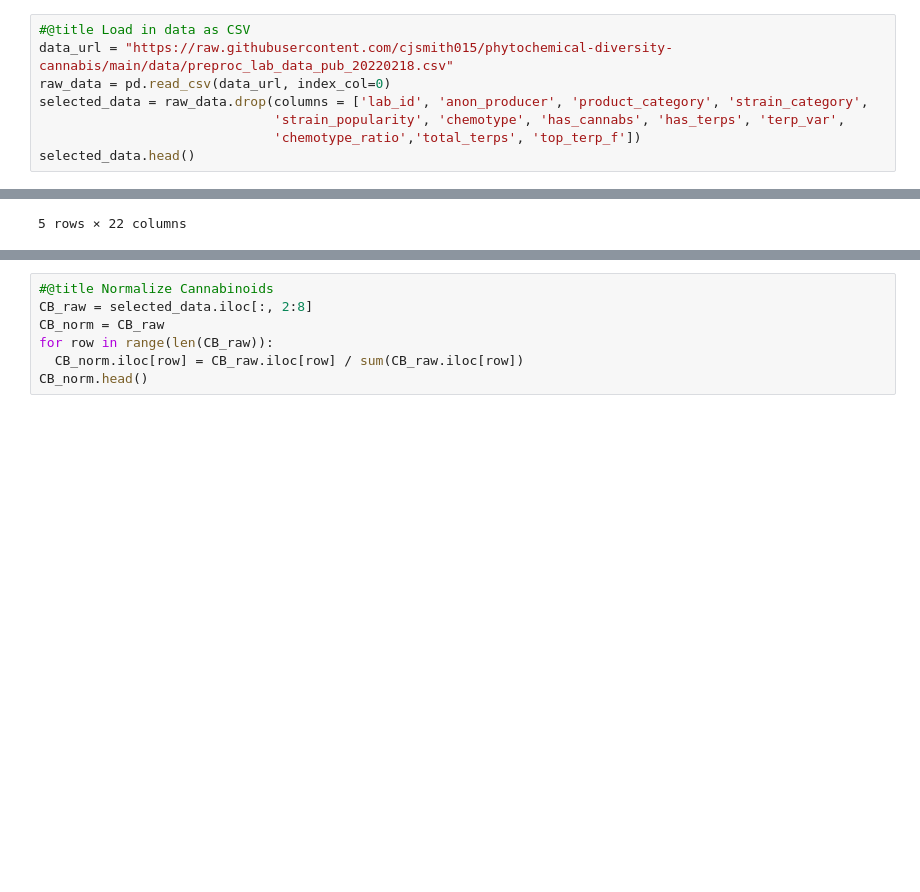
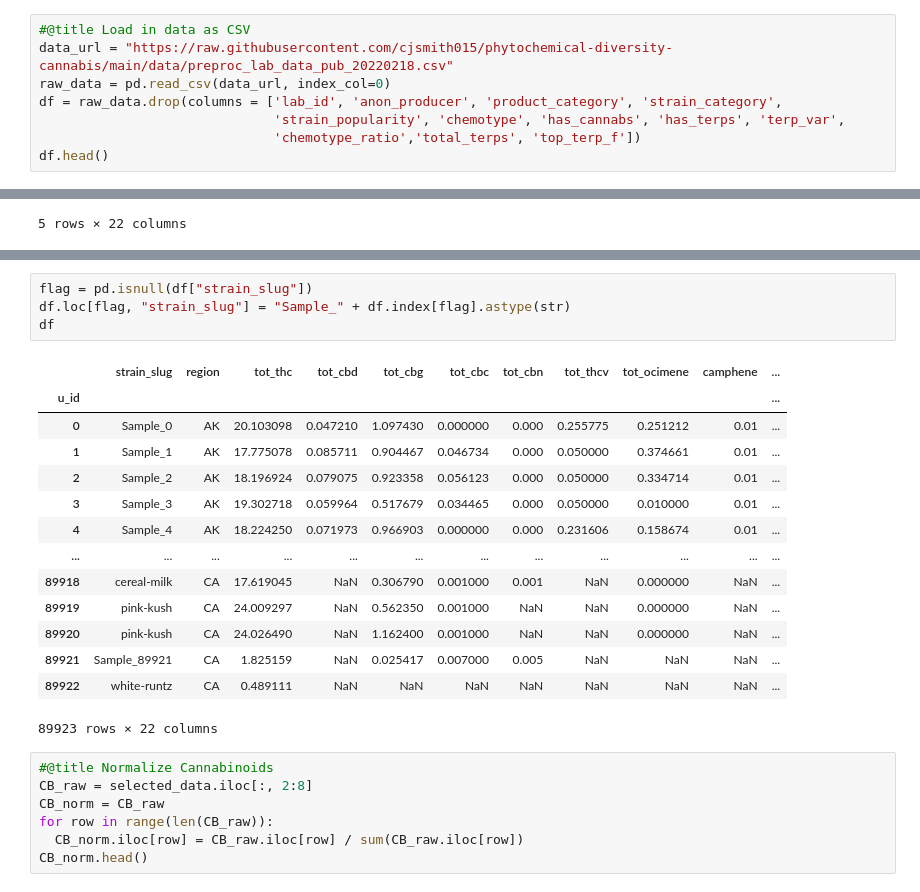
Before and after one commit to sowmyamanojna/COGS-209-Data-Analytics-Statistical-Learning, a Jupyter notebook: mp2/MF_Renormalized_Full_Set_Cannabis_Clustering.ipynb, the cells around one changed output, grey strips where cells are left out. Cells and saved outputs as stored; diff of their text form; blank space fills up the shorter version.

```diff
--- a/mp2/MF_Renormalized_Full_Set_Cannabis_Clustering.ipynb
+++ b/mp2/MF_Renormalized_Full_Set_Cannabis_Clustering.ipynb
@@ -57,10 +57,10 @@ Depending on our success here, we can move onto an optional Part VII where we cl
 #@title Load in data as CSV
 data_url = "https://raw.githubusercontent.com/cjsmith015/phytochemical-diversity-cannabis/main/data/preproc_lab_data_pub_20220218.csv"
 raw_data = pd.read_csv(data_url, index_col=0)
-selected_data = raw_data.drop(columns = ['lab_id', 'anon_producer', 'product_category', 'strain_category',
+df = raw_data.drop(columns = ['lab_id', 'anon_producer', 'product_category', 'strain_category',
                               'strain_popularity', 'chemotype', 'has_cannabs', 'has_terps', 'terp_var',
                               'chemotype_ratio','total_terps', 'top_terp_f'])
-selected_data.head()
+df.head()
 # %% [output]
 |  | strain_slug | region | tot_thc | tot_cbd | tot_cbg | tot_cbc | tot_cbn | tot_thcv | tot_ocimene | camphene | ... |
 | u_id |  |  |  |  |  |  |  |  |  |  | ... |
@@ -96,3 +105,22 @@ selected_data.head()
+# %%
+flag = pd.isnull(df["strain_slug"])
+df.loc[flag, "strain_slug"] = "Sample_" + df.index[flag].astype(str)
+df
+# %% [output]
+|  | strain_slug | region | tot_thc | tot_cbd | tot_cbg | tot_cbc | tot_cbn | tot_thcv | tot_ocimene | camphene | ... |
+| u_id |  |  |  |  |  |  |  |  |  |  | ... |
+| 0 | Sample_0 | AK | 20.103098 | 0.047210 | 1.097430 | 0.000000 | 0.000 | 0.255775 | 0.251212 | 0.01 | ... |
+| 1 | Sample_1 | AK | 17.775078 | 0.085711 | 0.904467 | 0.046734 | 0.000 | 0.050000 | 0.374661 | 0.01 | ... |
+| 2 | Sample_2 | AK | 18.196924 | 0.079075 | 0.923358 | 0.056123 | 0.000 | 0.050000 | 0.334714 | 0.01 | ... |
+| 3 | Sample_3 | AK | 19.302718 | 0.059964 | 0.517679 | 0.034465 | 0.000 | 0.050000 | 0.010000 | 0.01 | ... |
+| 4 | Sample_4 | AK | 18.224250 | 0.071973 | 0.966903 | 0.000000 | 0.000 | 0.231606 | 0.158674 | 0.01 | ... |
+| ... | ... | ... | ... | ... | ... | ... | ... | ... | ... | ... | ... |
+| 89918 | cereal-milk | CA | 17.619045 | NaN | 0.306790 | 0.001000 | 0.001 | NaN | 0.000000 | NaN | ... |
+| 89919 | pink-kush | CA | 24.009297 | NaN | 0.562350 | 0.001000 | NaN | NaN | 0.000000 | NaN | ... |
+| 89920 | pink-kush | CA | 24.026490 | NaN | 1.162400 | 0.001000 | NaN | NaN | 0.000000 | NaN | ... |
+| 89921 | Sample_89921 | CA | 1.825159 | NaN | 0.025417 | 0.007000 | 0.005 | NaN | NaN | NaN | ... |
+| 89922 | white-runtz | CA | 0.489111 | NaN | NaN | NaN | NaN | NaN | NaN | NaN | ... |
+89923 rows × 22 columns
 # %%
 #@title Normalize Cannabinoids
 CB_raw = selected_data.iloc[:, 2:8]
```
Also changed, not shown: parts of 3 cells of this notebook, 4 other files.
